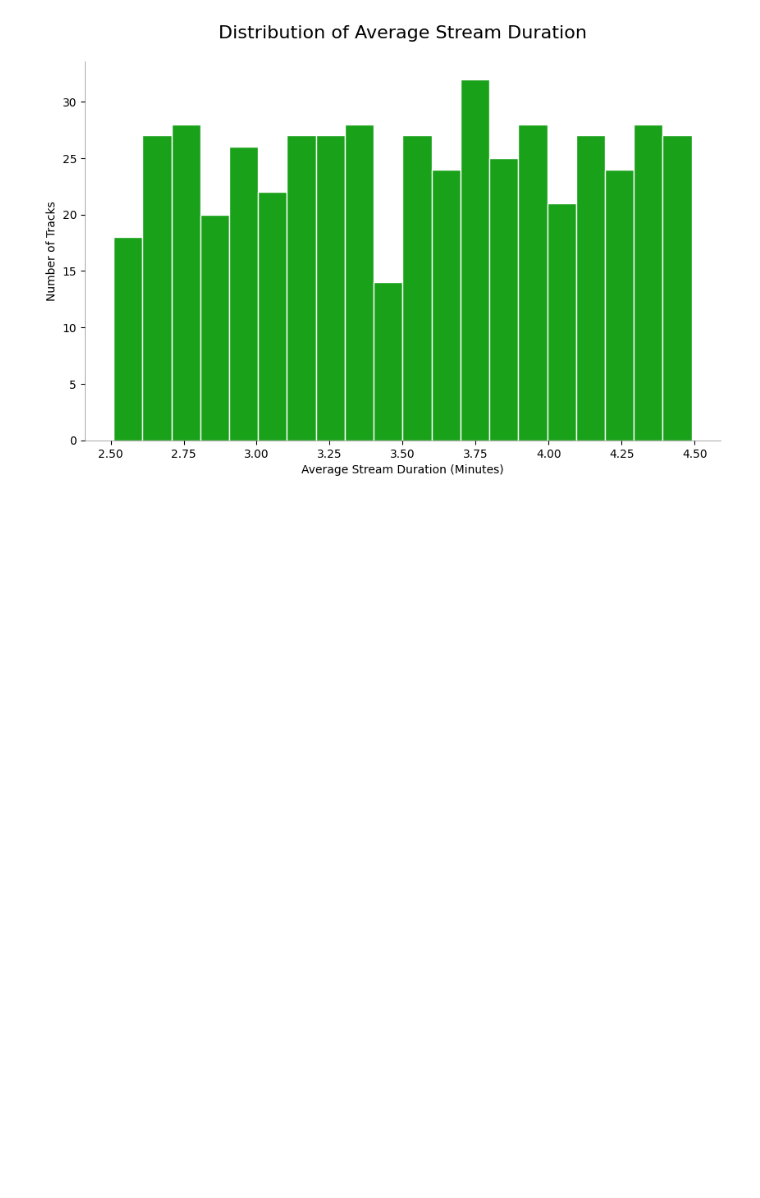
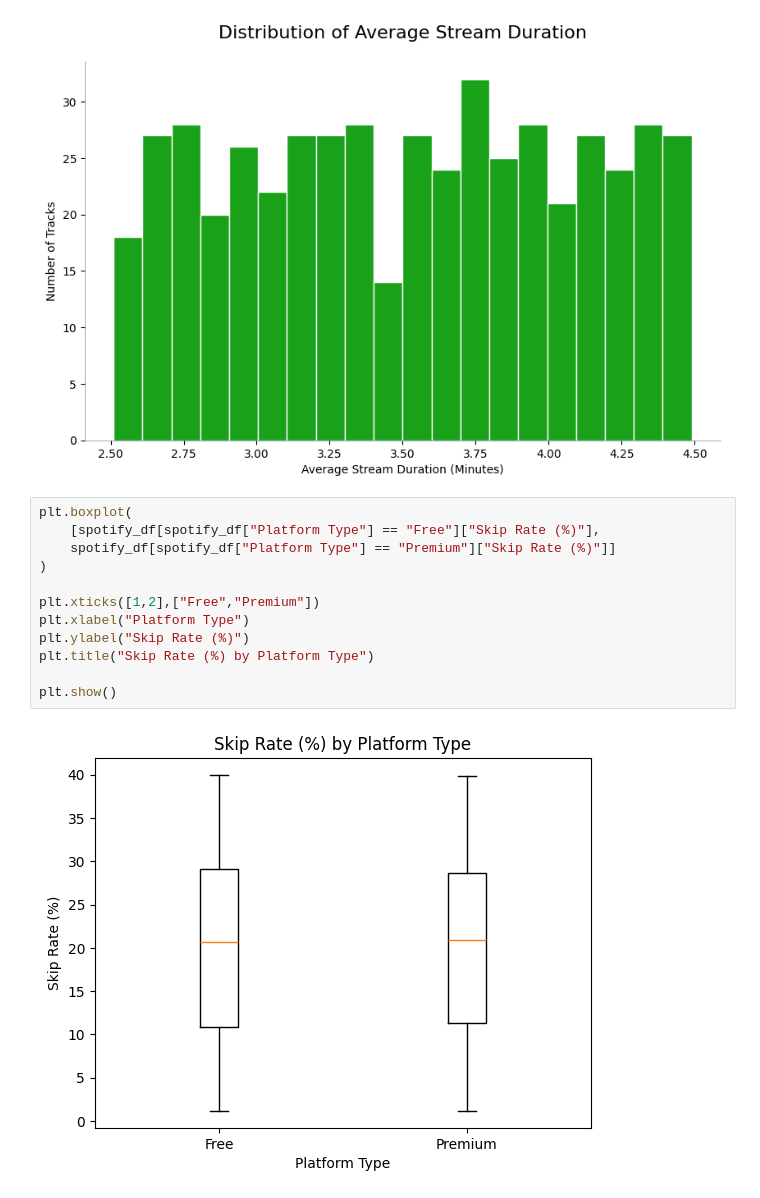
Before and after one commit to jessegarrido/learning_plots_jessegarrido, a Jupyter notebook: notebooks/learning_plots_jessegarrido.ipynb, the cells around one changed output. Drawn from its saved outputs; the diff is of its cells as text; blank space fills up the shorter version.

Commit message:
box plots

```diff
--- a/notebooks/learning_plots_jessegarrido.ipynb
+++ b/notebooks/learning_plots_jessegarrido.ipynb
@@ -382,3 +382,17 @@ ax.spines['right'].set_visible(False)
 plt.show()
 # %% [output]
 [figure]
+# %%
+plt.boxplot(
+    [spotify_df[spotify_df["Platform Type"] == "Free"]["Skip Rate (%)"],
+    spotify_df[spotify_df["Platform Type"] == "Premium"]["Skip Rate (%)"]]
+)
+
+plt.xticks([1,2],["Free","Premium"])
+plt.xlabel("Platform Type")
+plt.ylabel("Skip Rate (%)")
+plt.title("Skip Rate (%) by Platform Type")
+
+plt.show()
+# %% [output]
+[figure, added]
```
